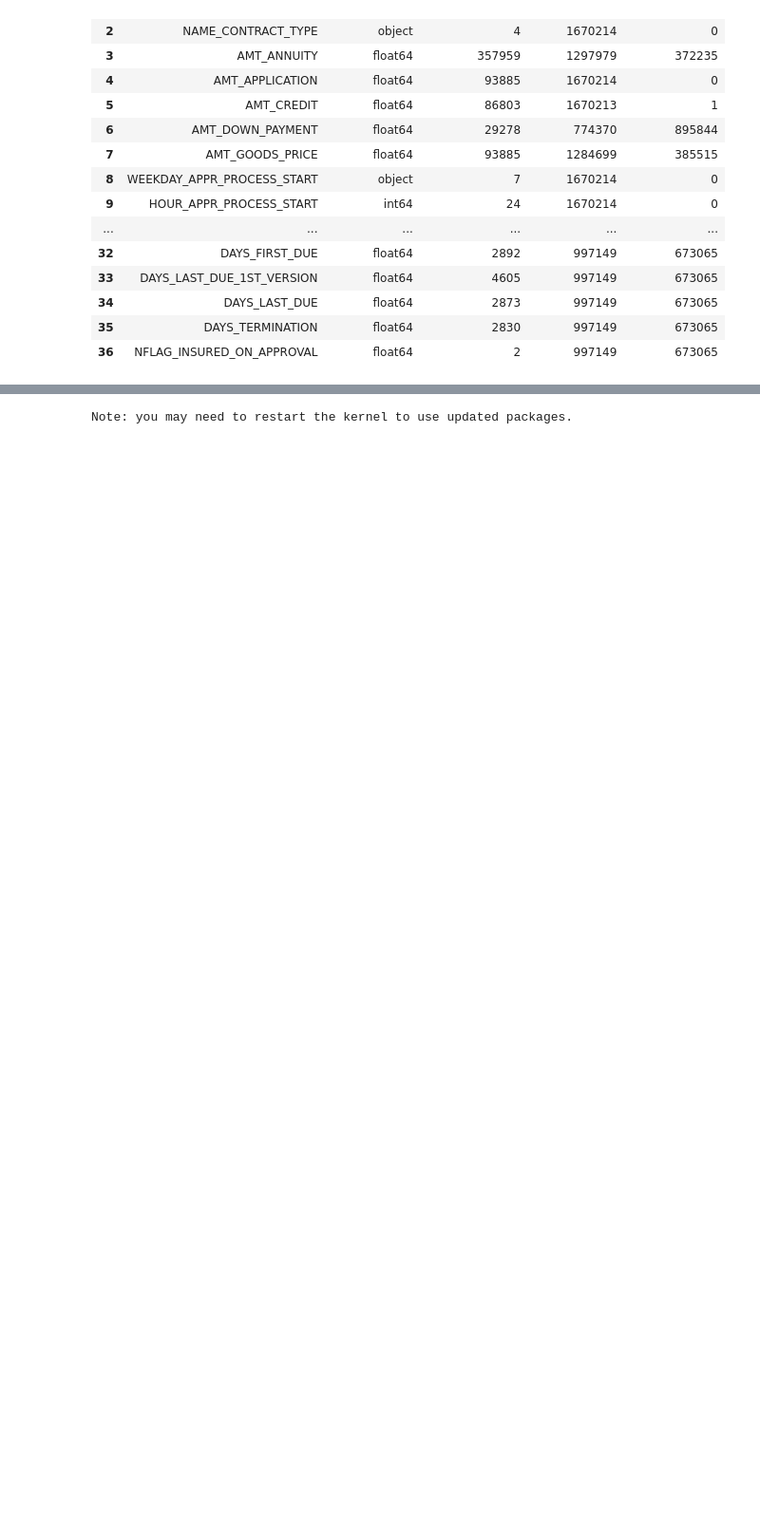
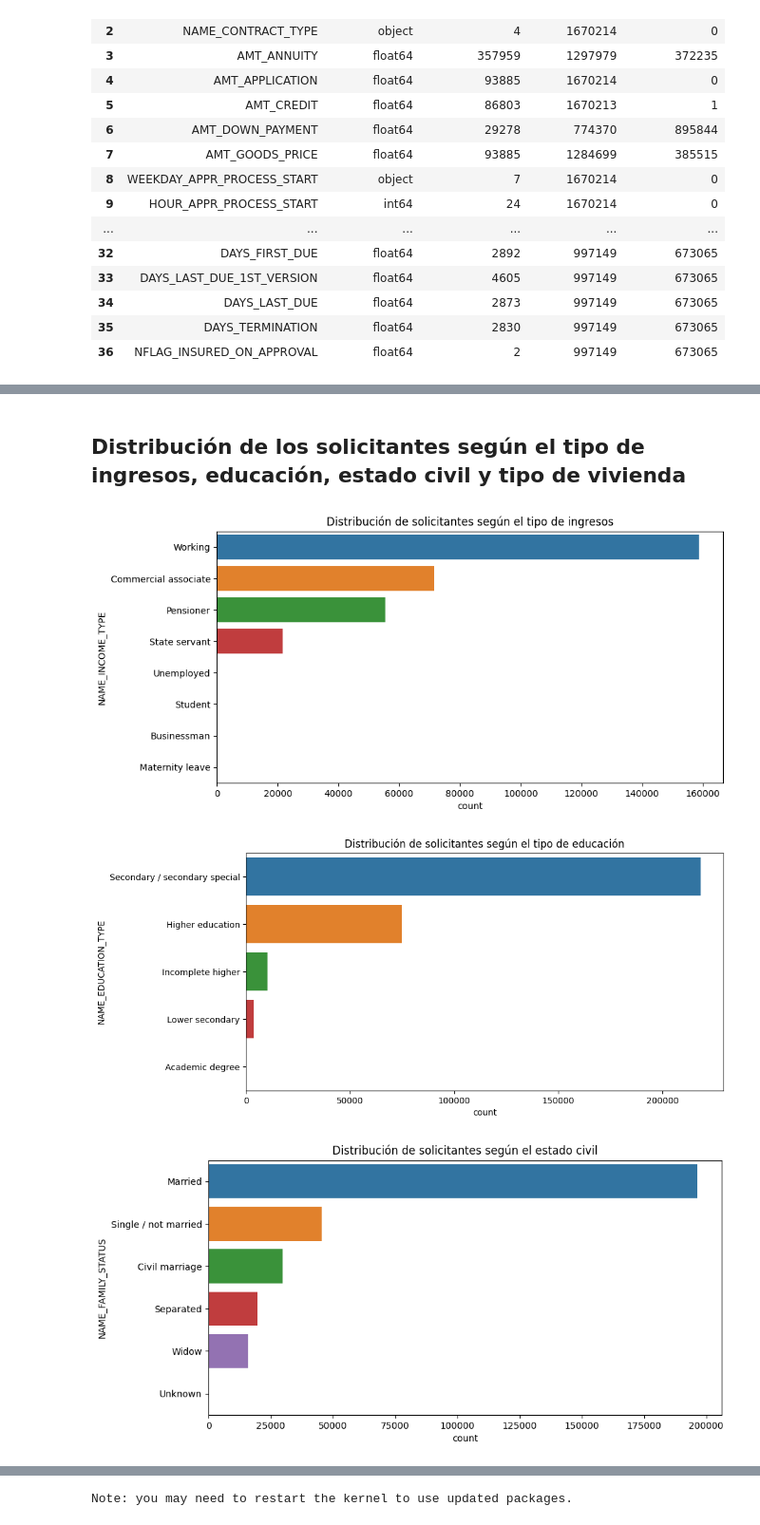
Before and after one commit to davidsosaolea/Home_Credit_Default_Risk, a Jupyter notebook: EDA_Home_Credit_Default_Risk.ipynb, the cells around one changed output, grey strips where cells are left out. Shown at 95% size. Cells and saved outputs as stored; diff of their text form; code cells hidden in the pictures; blank space fills up the shorter version.

```diff
--- a/EDA_Home_Credit_Default_Risk.ipynb
+++ b/EDA_Home_Credit_Default_Risk.ipynb
@@ -164,0 +237,30 @@ obtener_resumen_valores_unicos(previous_application)
+# %% [markdown]
+## Distribución de los solicitantes según el tipo de ingresos, educación, estado civil y tipo de vivienda
+# %%
+# Distribución según el tipo de ingresos
+plt.figure(figsize=(10, 5))
+sns.countplot(data=df, y='NAME_INCOME_TYPE', order=df['NAME_INCOME_TYPE'].value_counts().index)
+plt.title('Distribución de solicitantes según el tipo de ingresos')
+plt.show()
+
+# Distribución según el tipo de educación
+plt.figure(figsize=(10, 5))
+sns.countplot(data=df, y='NAME_EDUCATION_TYPE', order=df['NAME_EDUCATION_TYPE'].value_counts().index)
+plt.title('Distribución de solicitantes según el tipo de educación')
+plt.show()
+
+# Distribución según el estado civil
+plt.figure(figsize=(10, 5))
+sns.countplot(data=df, y='NAME_FAMILY_STATUS', order=df['NAME_FAMILY_STATUS'].value_counts().index)
+plt.title('Distribución de solicitantes según el estado civil')
+plt.show()
+
+# Distribución según el tipo de vivienda
+plt.figure(figsize=(10, 5))
+sns.countplot(data=df, y='NAME_HOUSING_TYPE', order=df['NAME_HOUSING_TYPE'].value_counts().index)
+plt.title('Distribución de solicitantes según el tipo de vivienda')
+plt.show()
+# %% [output]
+[figure, added]
+[figure, added]
+[figure, added]
```
Also changed, not shown: parts of 9 cells of this notebook.
